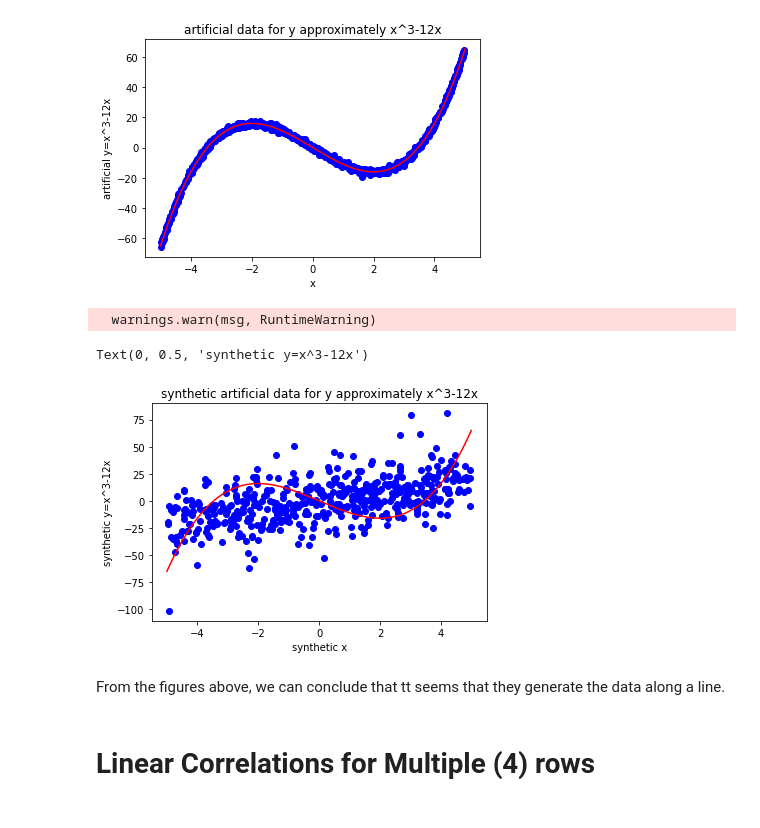
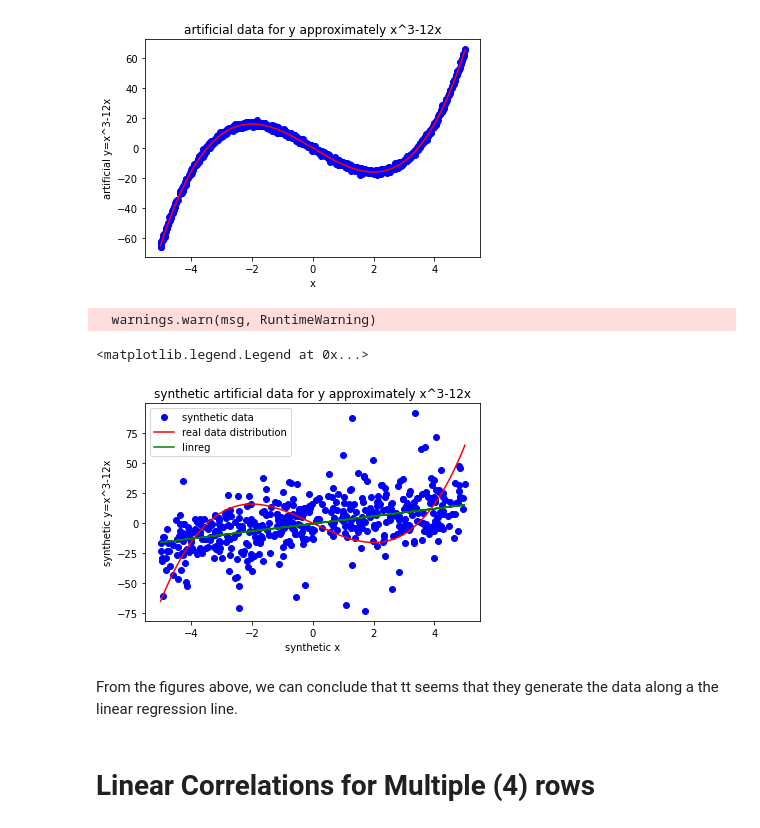
Before and after one commit to JetfiRex/SyntheticDataExperiments, a Jupyter notebook: Experiment for Correlation.ipynb, the cells around one changed output. Cells and saved outputs as stored; diff of their text form; code cells hidden in the pictures.

```diff
--- a/Experiment for Correlation.ipynb
+++ b/Experiment for Correlation.ipynb
@@ -155,24 +175,33 @@ plt.ylabel("artificial y=x^3-12x")
 # %% [output]
 Text(0, 0.5, 'artificial y=x^3-12x')
 [figure]
+# %%
+df = pd.DataFrame(pd.DataFrame([x,y,false_target]).values.T,columns = ["x","y","false_target"])
+X_reg = df.iloc[:, 0].values.reshape(-1, 1)
+Y_reg = df.iloc[:, 1].values.reshape(-1, 1)
+linreg = LinearRegression()
+linreg.fit(X_reg, Y_reg)
+Y_pred = linreg.predict(X_reg)
 # %%
 df=pd.DataFrame(pd.DataFrame([x,y,false_target]).values.T,columns = ["x","y","false_target"])
 model = GaussianCopula()
 model.fit(df)
 sample = model.sample(num_rows = 500)
 synthetic_x=sample["x"]
 synthetic_y=sample["y"]
-plt.plot(synthetic_x,synthetic_y,"bo")
-plt.plot(real_x,real_y,"r-")
+plt.plot(synthetic_x,synthetic_y,"bo",label = "synthetic data")
+plt.plot(real_x,real_y,"r-", label = "real data distribution")
+plt.plot(X_reg, Y_pred, "g-", label = "linreg")
 plt.title("synthetic artificial data for y approximately x^3-12x")
 plt.xlabel("synthetic x")
 plt.ylabel("synthetic y=x^3-12x")
+plt.legend(loc=0)
 # %% [output]
   warnings.warn(msg, RuntimeWarning)
-Text(0, 0.5, 'synthetic y=x^3-12x')
+<matplotlib.legend.Legend at 0x...>
-[figure, old version]
+[figure, new version]
 # %% [markdown]
-From the figures above, we can conclude that tt seems that they generate the data along a line.
+From the figures above, we can conclude that tt seems that they generate the data along a the linear regression line.
 # %% [markdown]
 # Linear Correlations for Multiple (4) rows
 # %%
```
Also changed, not shown: parts of 16 cells of this notebook.
